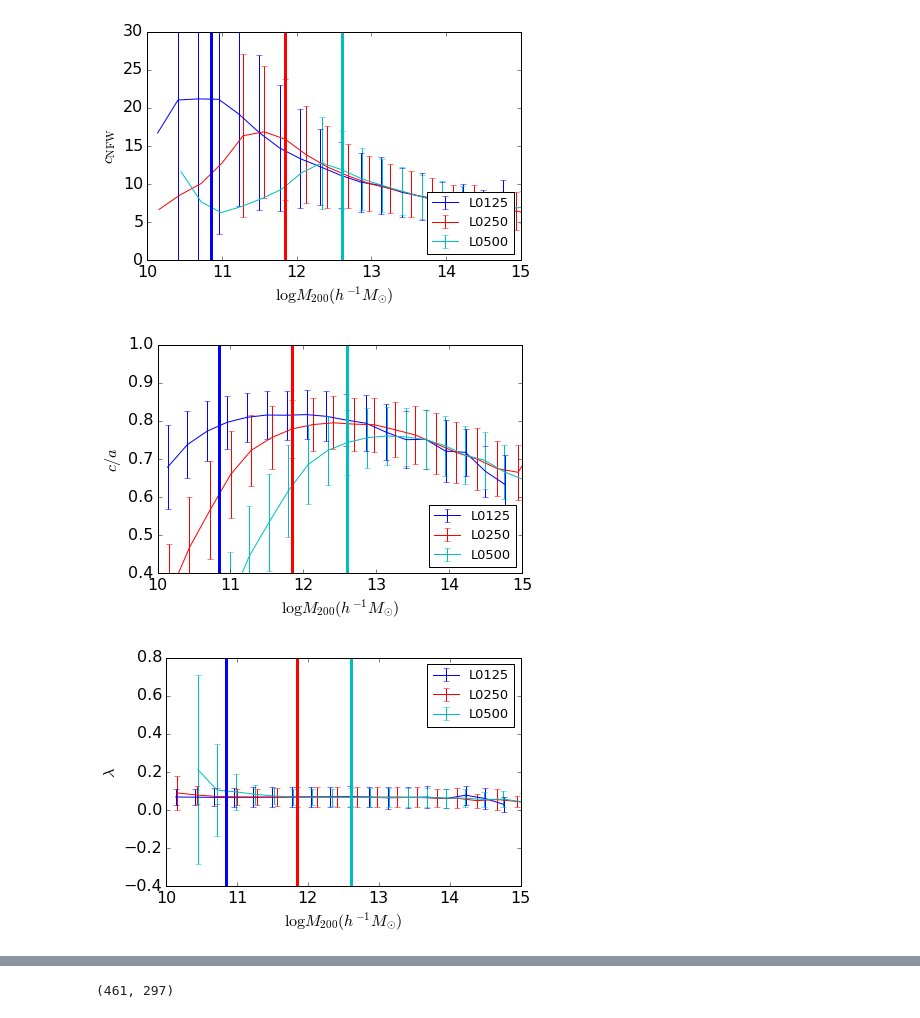
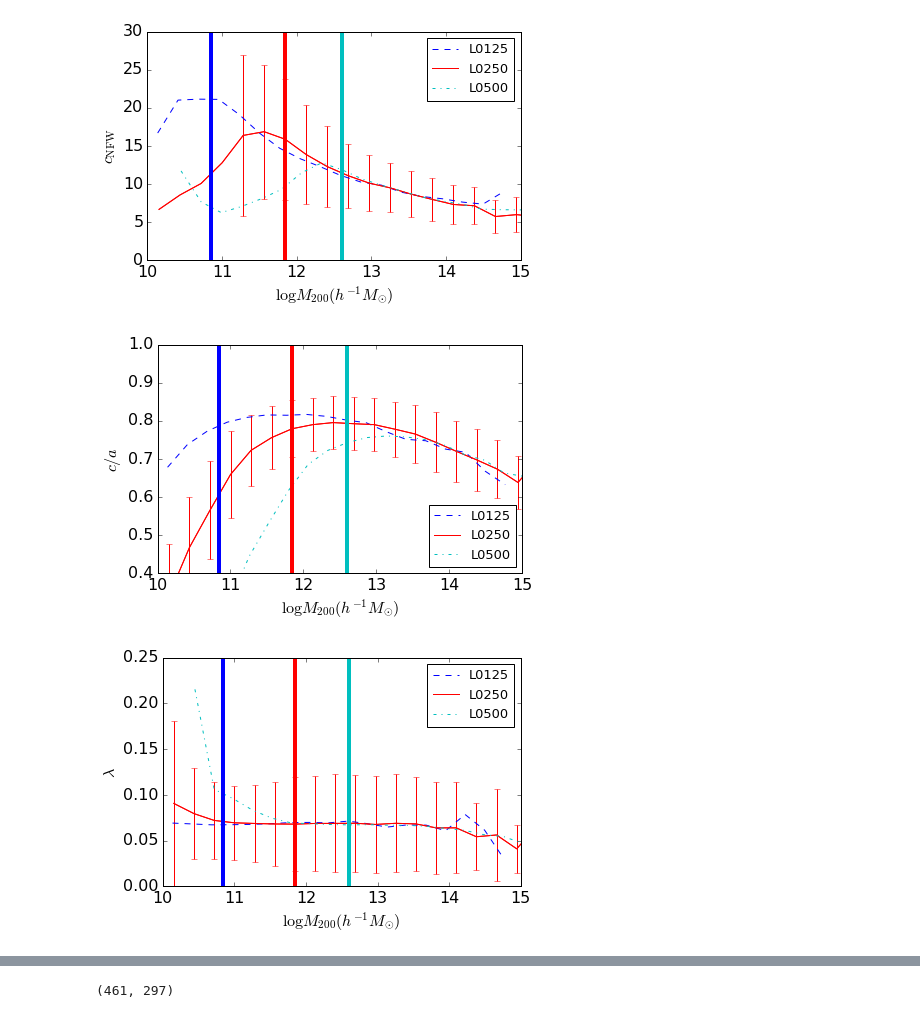
Before and after one commit to villarrealas/haloenviron-pipeline, a Jupyter notebook: halotools-pipe.ipynb, the cells around one changed output, grey strips where cells are left out. Drawn from its saved outputs; the diff is of its cells as text; code cells hidden in the pictures.

```diff
--- a/halotools-pipe.ipynb
+++ b/halotools-pipe.ipynb
@@ -589,8 +592,7 @@ idx  = np.digitize(X1,bins)
 running_median = [np.median(Y1[idx==k]) for k in range(total_bins)]
 
 running_std    = [Y1[idx==k].std() for k in range(total_bins)]
-plt.errorbar(bins-delta/2,running_median,
-              running_std, color='b', label='L0125', lw=1)
+plt.plot(bins-delta/2,running_median, 'b--', label='L0125', lw=1)
 
 bins = np.linspace(X2.min(),X2.max(), total_bins)
 delta = bins[1]-bins[0]
@@ -598,8 +600,9 @@ idx  = np.digitize(X2,bins)
 running_median = [np.median(Y2[idx==k]) for k in range(total_bins)]
 
 running_std    = [Y2[idx==k].std() for k in range(total_bins)]
+plt.plot(bins-delta/2,running_median, color='r', label='L0250', lw=1)
 plt.errorbar(bins-delta/2,running_median,
-              running_std, color='r', label='L0250', lw=1)
+              running_std, color='r', lw=1)
 
 bins = np.linspace(X3.min(),X3.max(), total_bins)
 delta = bins[1]-bins[0]
@@ -607,23 +610,22 @@ idx  = np.digitize(X3,bins)
 running_median = [np.median(Y3[idx==k]) for k in range(total_bins)]
 
 running_std    = [Y3[idx==k].std() for k in range(total_bins)]
-plt.errorbar(bins-delta/2,running_median,
-              running_std, color='c', label='L0500', lw=1)
+plt.plot(bins-delta/2,running_median, 'c-.', label='L0500', lw=1)
 
-plt.axvline(x=np.log10(7e10), color='b')
-plt.axvline(x=np.log10(7e11), color='r')
-plt.axvline(x=np.log10(4e12), color='c')
+plt.axvline(x=np.log10(7e10), color='b', lw=4)
+plt.axvline(x=np.log10(7e11), color='r', lw=4)
+plt.axvline(x=np.log10(4e12), color='c', lw=4)
 
 plt.xlim(np.log10(1e10), 15)
 plt.ylim(0,30)
 
-plt.legend(numpoints=1, loc='lower right', prop={'size':13})
+plt.legend(numpoints=1, loc='upper right', prop={'size':13})
 plt.xlabel(r'$\log M_{\mathrm{200}} (h^{-1}M_{\odot})$')
 plt.ylabel(r'$c_{\mathrm{NFW}}$')
 plt.tight_layout(pad=0.1)
 plt.savefig('./FIGS/masscut_cNFW_d200.pdf')
 # %% [output]
-[figure, old version]
+[figure, new version]
 # %%
 total_bins = 20
 
@@ -641,8 +643,7 @@ idx  = np.digitize(X1,bins)
 running_median = [np.median(Y1[idx==k]) for k in range(total_bins)]
 
 running_std    = [Y1[idx==k].std() for k in range(total_bins)]
-plt.errorbar(bins-delta/2,running_median,
-              running_std, color='b', label='L0125', lw=1)
+plt.plot(bins-delta/2,running_median, 'b--', label='L0125', lw=1)
 
 bins = np.linspace(X2.min(),X2.max(), total_bins)
 delta = bins[1]-bins[0]
@@ -650,8 +651,9 @@ idx  = np.digitize(X2,bins)
 running_median = [np.median(Y2[idx==k]) for k in range(total_bins)]
 
 running_std    = [Y2[idx==k].std() for k in range(total_bins)]
+plt.plot(bins-delta/2,running_median, color='r', label='L0250', lw=1)
 plt.errorbar(bins-delta/2,running_median,
-              running_std, color='r', label='L0250', lw=1)
+              running_std, color='r', lw=1)
 
 bins = np.linspace(X3.min(),X3.max(), total_bins)
 delta = bins[1]-bins[0]
@@ -659,12 +661,11 @@ idx  = np.digitize(X3,bins)
 running_median = [np.median(Y3[idx==k]) for k in range(total_bins)]
 
 running_std    = [Y3[idx==k].std() for k in range(total_bins)]
-plt.errorbar(bins-delta/2,running_median,
-              running_std, color='c', label='L0500', lw=1)
+plt.plot(bins-delta/2,running_median, 'c-.', label='L0500', lw=1)
 
-plt.axvline(x=np.log10(7e10), color='b')
-plt.axvline(x=np.log10(7e11), color='r')
-plt.axvline(x=np.log10(4e12), color='c')
+plt.axvline(x=np.log10(7e10), color='b', lw=4)
+plt.axvline(x=np.log10(7e11), color='r', lw=4)
+plt.axvline(x=np.log10(4e12), color='c', lw=4)
 
 plt.xlim(np.log10(1e10), 15)
 plt.ylim(0.4,1)
@@ -675,7 +676,7 @@ plt.ylabel(r'$c/a$')
 plt.tight_layout(pad=0.1)
 plt.savefig('./FIGS/masscut_shape_d200.pdf')
 # %% [output]
-[figure, old version]
+[figure, new version]
 # %%
 total_bins = 20
 
@@ -690,42 +691,41 @@ Y3 = hosts_data_l0500['halo_spin']
 bins = np.linspace(X1.min(),X1.max(), total_bins)
 delta = bins[1]-bins[0]
 idx  = np.digitize(X1,bins)
 running_median = [np.median(Y1[idx==k]) for k in range(total_bins)]
 
 running_std    = [Y1[idx==k].std() for k in range(total_bins)]
-plt.errorbar(bins-delta/2,running_median,
-              running_std, color='b', label='L0125', lw=1)
+plt.plot(bins-delta/2,running_median, 'b--', label='L0125', lw=1)
 
 bins = np.linspace(X2.min(),X2.max(), total_bins)
 delta = bins[1]-bins[0]
 idx  = np.digitize(X2,bins)
 running_median = [np.median(Y2[idx==k]) for k in range(total_bins)]
 
 running_std    = [Y2[idx==k].std() for k in range(total_bins)]
+plt.plot(bins-delta/2,running_median, color='r', label='L0250', lw=1)
 plt.errorbar(bins-delta/2,running_median,
-              running_std, color='r', label='L0250', lw=1)
+              running_std, color='r', lw=1)
 
 bins = np.linspace(X3.min(),X3.max(), total_bins)
 delta = bins[1]-bins[0]
 idx  = np.digitize(X3,bins)
 running_median = [np.median(Y3[idx==k]) for k in range(total_bins)]
 
 running_std    = [Y3[idx==k].std() for k in range(total_bins)]
-plt.errorbar(bins-delta/2,running_median,
-              running_std, color='c', label='L0500', lw=1)
+plt.plot(bins-delta/2,running_median, 'c-.', label='L0500', lw=1)
 
-plt.axvline(x=np.log10(7e10), color='b')
-plt.axvline(x=np.log10(7e11), color='r')
-plt.axvline(x=np.log10(4e12), color='c')
+plt.axvline(x=np.log10(7e10), color='b', lw=4)
+plt.axvline(x=np.log10(7e11), color='r', lw=4)
+plt.axvline(x=np.log10(4e12), color='c', lw=4)
 
 plt.xlim(np.log10(1e10), 15)
 plt.legend(numpoints=1, loc='upper right', prop={'size':13})
 plt.xlabel(r'$\log M_{\mathrm{200}} (h^{-1}M_{\odot})$')
 plt.ylabel(r'$\lambda$')
 plt.tight_layout(pad=0.1)
 plt.savefig('./FIGS/masscut_spin_d200.pdf')
 # %% [output]
-[figure, old version]
+[figure, new version]
 # %%
 font = {'family' : 'normal',
         'weight' : 'normal',
```
Also changed, not shown: parts of 15 cells of this notebook, 2 other files.
